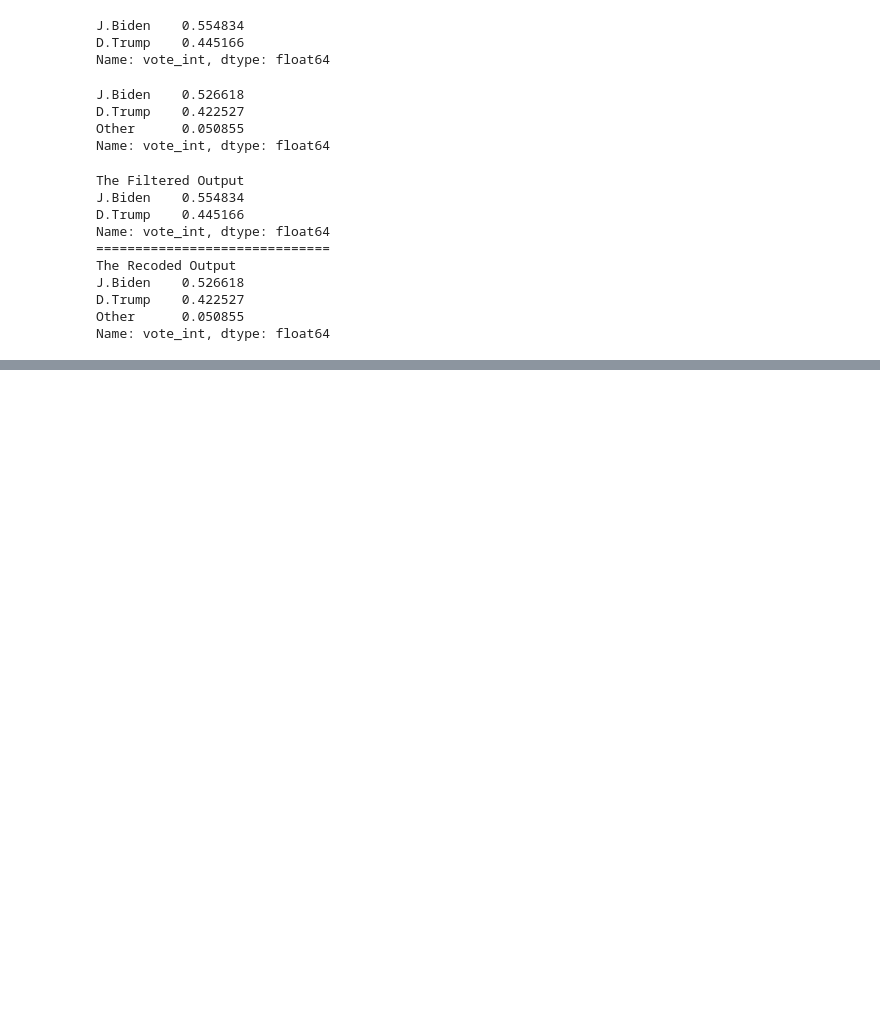
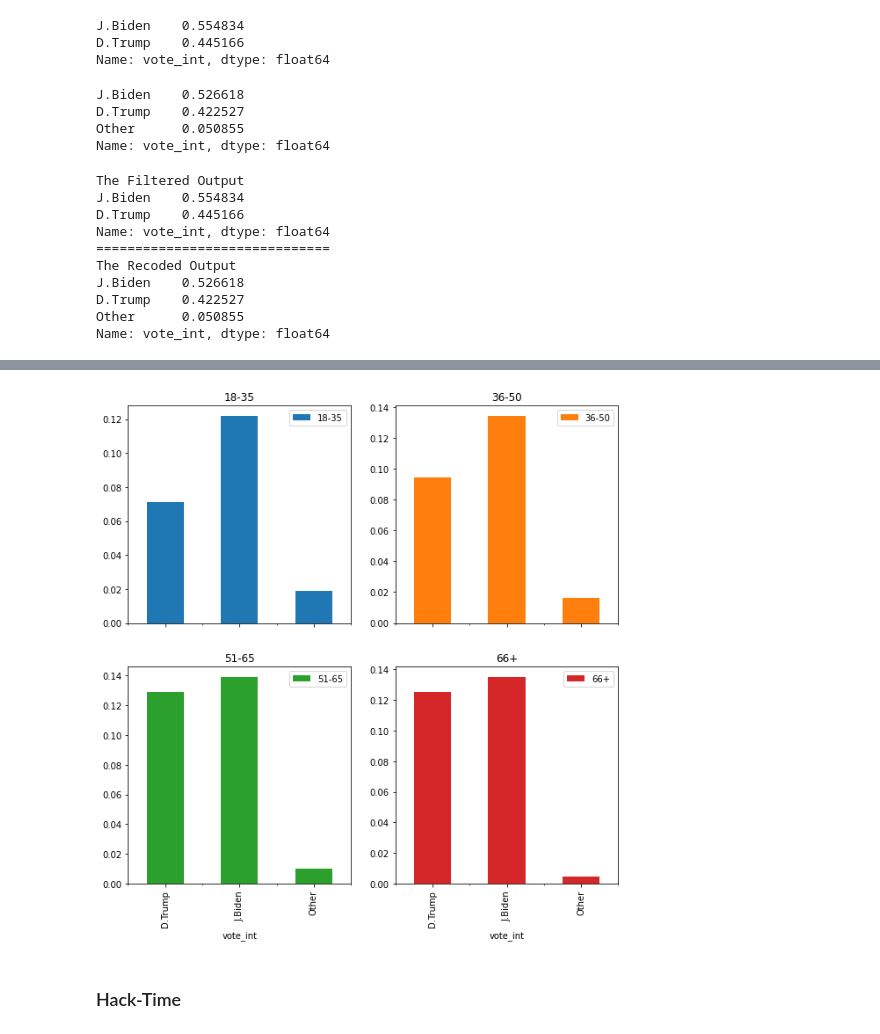
Before and after one commit to mickaeltemporao/itds, a Jupyter notebook: materials/06-data-management-variables.ipynb, the cells around one changed output, grey strips where cells are left out. Drawn from its saved outputs; the diff is of its cells as text; code cells hidden in the pictures; blank space fills up the shorter version.

```diff
--- a/materials/06-data-management-variables.ipynb
+++ b/materials/06-data-management-variables.ipynb
@@ -193,0 +236,6 @@ When you recode variables you usually want to add a new variable to keep the raw
+# %%
+pd.crosstab(recoded_df['vote_int'], recoded_df['age_cat'], normalize=True).plot(kind='bar', subplots=True, figsize=(10,10), layout=(2,2));
+# %% [output]
+[figure, added]
+# %% [markdown]
+### Hack-Time
```
Also changed, not shown: parts of 9 cells of this notebook.
